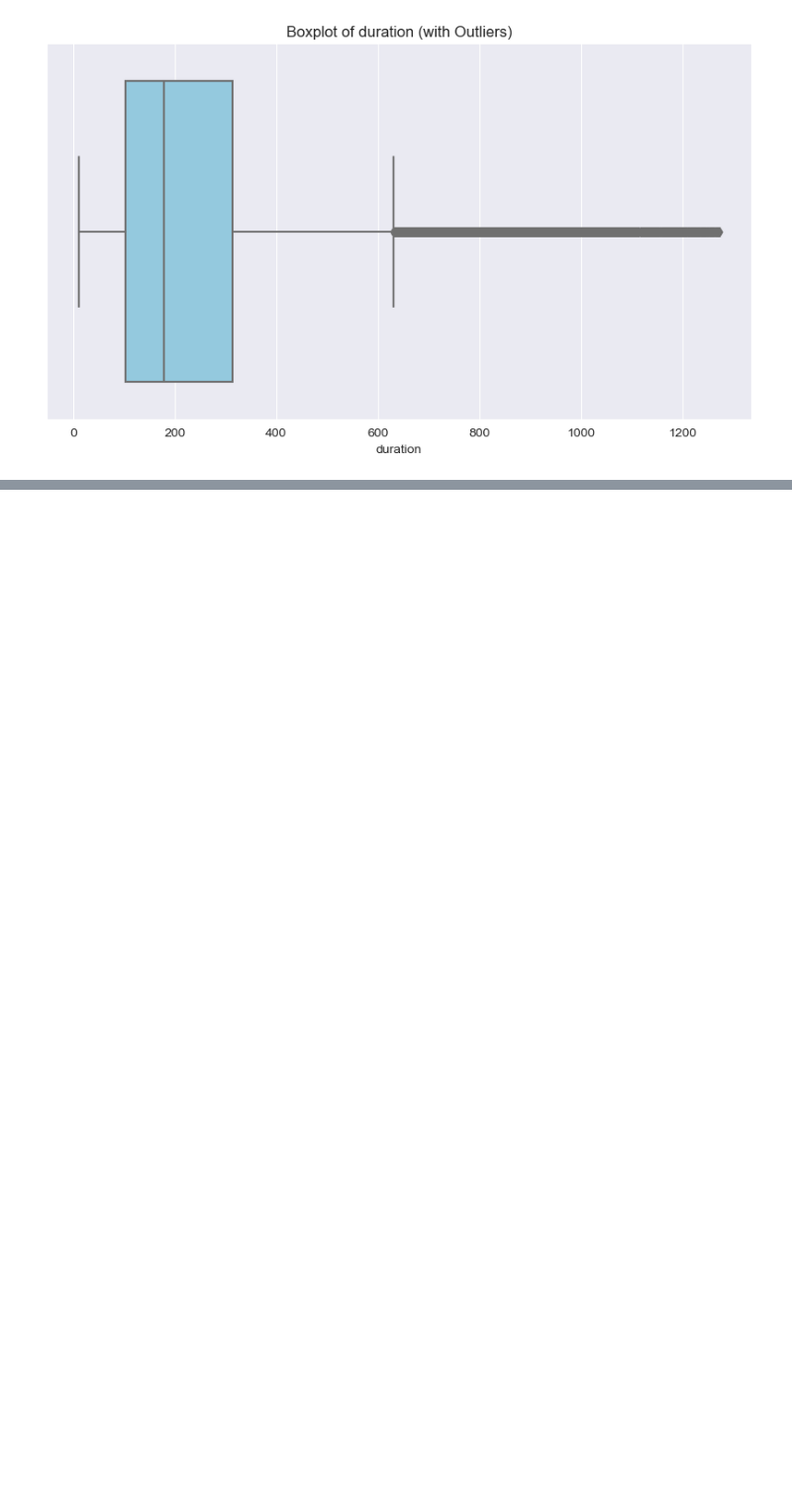
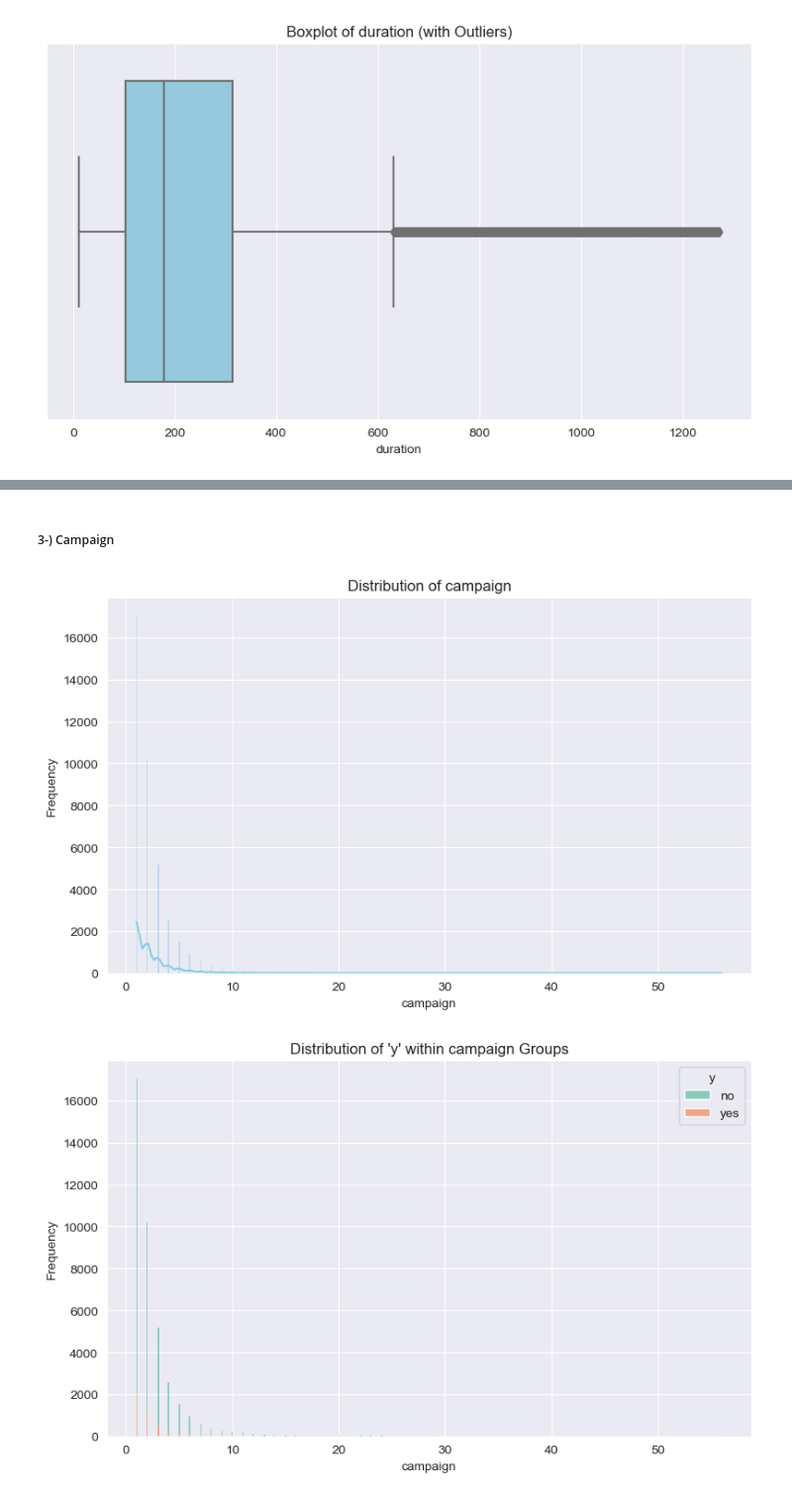
Before and after one commit to batuhanozzer/bankMarketing, a Jupyter notebook: ceng474_BankMarketing.ipynb, the cells around one changed output, grey strips where cells are left out. Shown at 99% size. Saved outputs shown, nothing was run; the diff lists cells and outputs as text; code cells hidden in the pictures; blank space fills up the shorter version.

Commit message:
handling_numerical_dataset

```diff
--- a/ceng474_BankMarketing.ipynb
+++ b/ceng474_BankMarketing.ipynb
@@ -250,13 +263,13 @@ Number of samples in specific duration groups:
 extract_feature_by_thresholds(dataset_numerical,'duration',duration_threshold)
 # %%
 age_mapping = {
-    'duration_1': 'duration_<70',
-    'duration_2': 'duration_70-100',
-    'duration_3': 'duration_100-130',
-    'duration_4': 'duration_130-170',
-    'duration_5': 'duration_170-220',
-    'duration_6': 'duration_220-300',
-    'duration_7': 'duration_300-450',
+    'duration_1': 'duration_<=70',
+    'duration_2': 'duration_(70,100]',
+    'duration_3': 'duration_(100,130]',
+    'duration_4': 'duration_(130,170]',
+    'duration_5': 'duration_(170,220]',
+    'duration_6': 'duration_(220,300]',
+    'duration_7': 'duration_(300,450]',
     'duration_8': 'duration_>450'
 }
 dataset_numerical['duration_group'] = dataset_numerical['duration_group'].replace(age_mapping)
@@ -268,0 +295,9 @@ visualize_target_feature(dataset_numerical,y,'duration_group')
+# %% [markdown]
+##### 3-) Campaign
+# %%
+visualize_features(dataset_numerical,'campaign')
+visualize_target_feature(dataset_numerical,y,'campaign')
+visualize_outliers(dataset_numerical,'campaign')
+# %% [output]
+[figure, added]
+[figure, added]
```
Also changed, not shown: parts of 65 cells of this notebook.
